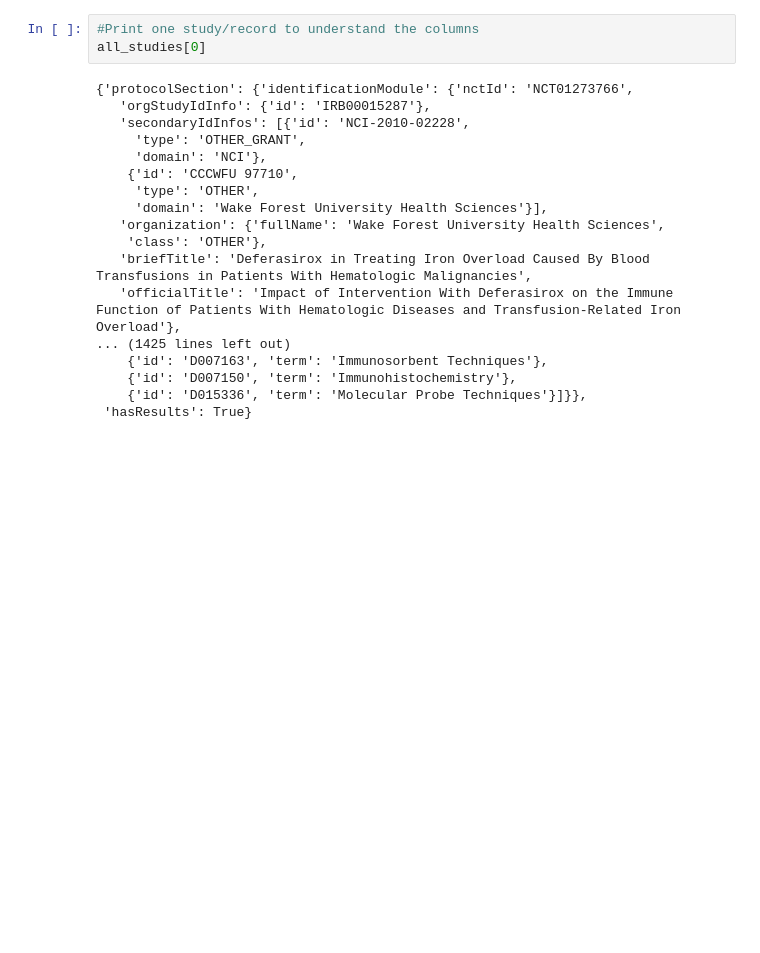
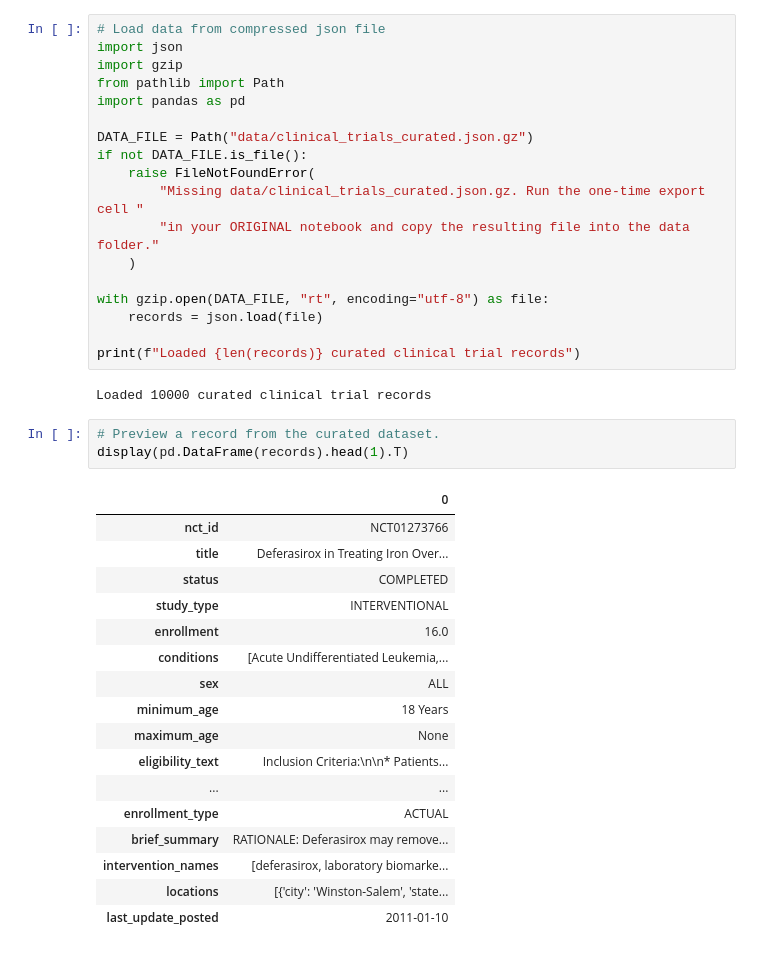
Before and after one commit to ShivaniD719/ClinicalTrialIntelligentPatientTrialMatching, a Jupyter notebook: IntelligentClinicalTrialPatientMatching.ipynb, the cells around one changed output. Cells and saved outputs as stored; diff of their text form; blank space fills up the shorter version.

```diff
--- a/IntelligentClinicalTrialPatientMatching.ipynb
+++ b/IntelligentClinicalTrialPatientMatching.ipynb
@@ -52,22 +99,42 @@ Total studies: 10000
+# %%
+# Load data from compressed json file
+import json
+import gzip
+from pathlib import Path
+import pandas as pd
+
+DATA_FILE = Path("data/clinical_trials_curated.json.gz")
+if not DATA_FILE.is_file():
+    raise FileNotFoundError(
+        "Missing data/clinical_trials_curated.json.gz. Run the one-time export cell "
+        "in your ORIGINAL notebook and copy the resulting file into the data folder."
+    )
+
+with gzip.open(DATA_FILE, "rt", encoding="utf-8") as file:
+    records = json.load(file)
+
+print(f"Loaded {len(records)} curated clinical trial records")
+# %% [output]
+Loaded 10000 curated clinical trial records
 # %%
-#Print one study/record to understand the columns
-all_studies[0]
+# Preview a record from the curated dataset.
+display(pd.DataFrame(records).head(1).T)
 # %% [output]
-{'protocolSection': {'identificationModule': {'nctId': 'NCT01273766',
-   'orgStudyIdInfo': {'id': 'IRB00015287'},
-   'secondaryIdInfos': [{'id': 'NCI-2010-02228',
-     'type': 'OTHER_GRANT',
-     'domain': 'NCI'},
-    {'id': 'CCCWFU 97710',
-     'type': 'OTHER',
-     'domain': 'Wake Forest University Health Sciences'}],
-   'organization': {'fullName': 'Wake Forest University Health Sciences',
-    'class': 'OTHER'},
-   'briefTitle': 'Deferasirox in Treating Iron Overload Caused By Blood Transfusions in Patients With Hematologic Malignancies',
-   'officialTitle': 'Impact of Intervention With Deferasirox on the Immune Function of Patients With Hematologic Diseases and Transfusion-Related Iron Overload'},
-... (1425 lines left out)
-    {'id': 'D007163', 'term': 'Immunosorbent Techniques'},
-    {'id': 'D007150', 'term': 'Immunohistochemistry'},
-    {'id': 'D015336', 'term': 'Molecular Probe Techniques'}]}},
- 'hasResults': True}
+|  | 0 |
+| nct_id | NCT01273766 |
+| title | Deferasirox in Treating Iron Over... |
+| status | COMPLETED |
+| study_type | INTERVENTIONAL |
+| enrollment | 16.0 |
+| conditions | [Acute Undifferentiated Leukemia,... |
+| sex | ALL |
+| minimum_age | 18 Years |
+| maximum_age | None |
+| eligibility_text | Inclusion Criteria:\n\n* Patients... |
+| ... | ... |
+| enrollment_type | ACTUAL |
+| brief_summary | RATIONALE: Deferasirox may remove... |
+| intervention_names | [deferasirox, laboratory biomarke... |
+| locations | [{'city': 'Winston-Salem', 'state... |
+| last_update_posted | 2011-01-10 |
 # %%
```
Also changed, not shown: parts of 18 cells of this notebook, 1 other file.
